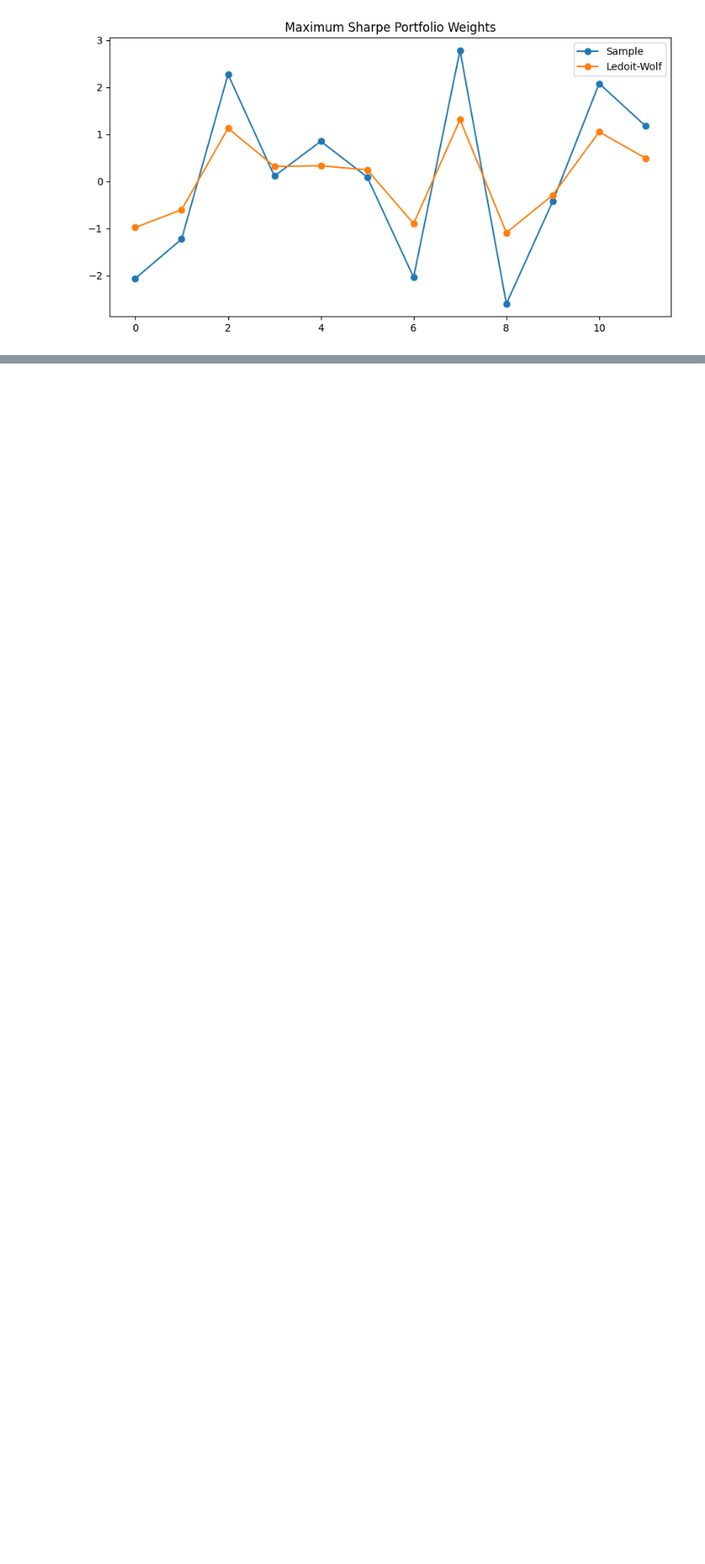
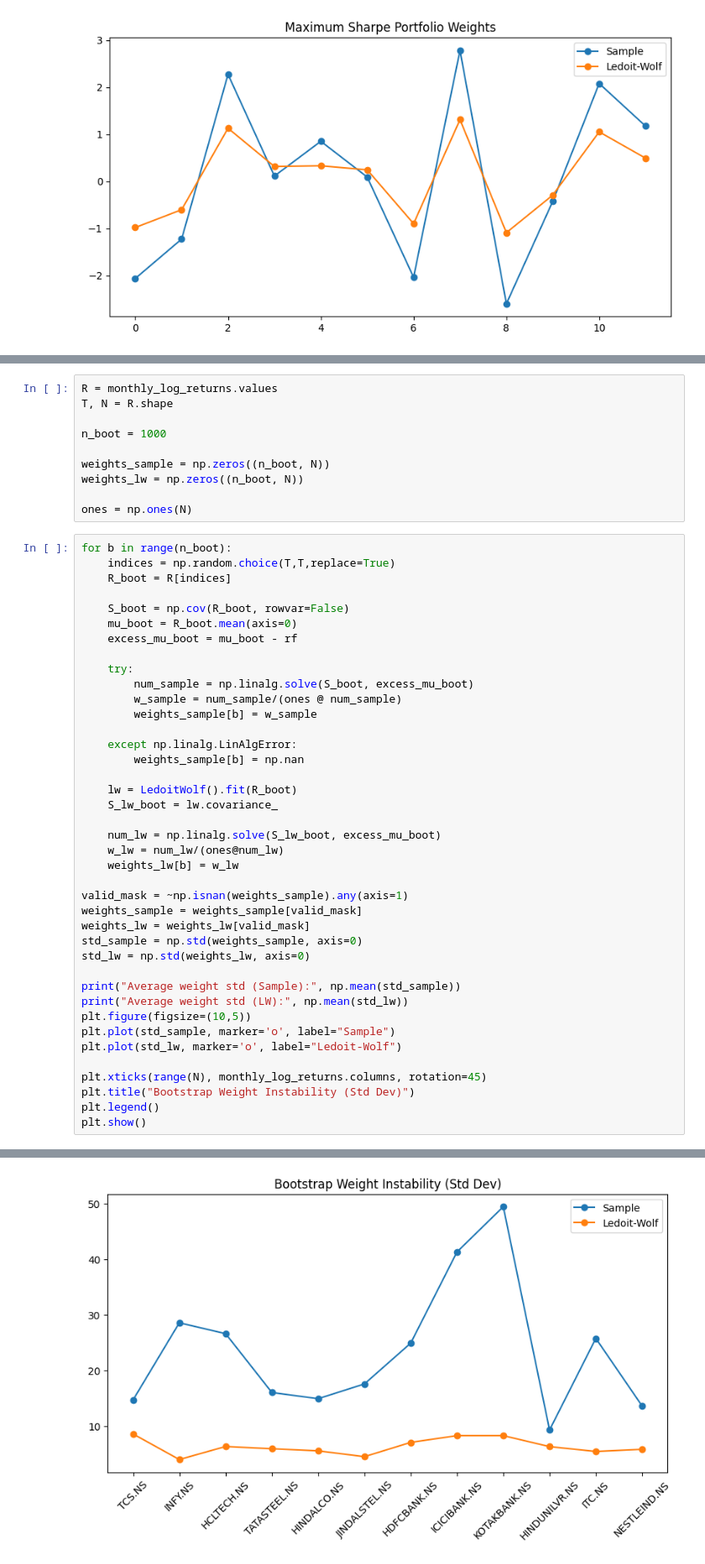
Before and after one commit to Siddhesh1kamble/DA6701-Assignments, a Jupyter notebook: Assignment_3/notebooks/part1.ipynb, the cells around one changed output, grey strips where cells are left out. Shown at 84% size. Cells and saved outputs as stored; diff of their text form; blank space fills up the shorter version.

Commit message:
Bootstrap in part 1

```diff
--- a/Assignment_3/notebooks/part1.ipynb
+++ b/Assignment_3/notebooks/part1.ipynb
@@ -84,0 +87,51 @@ plt.show()
+# %%
+R = monthly_log_returns.values
+T, N = R.shape
+
+n_boot = 1000
+
+weights_sample = np.zeros((n_boot, N))
+weights_lw = np.zeros((n_boot, N))
+
+ones = np.ones(N)
+# %%
+for b in range(n_boot):
+    indices = np.random.choice(T,T,replace=True)
+    R_boot = R[indices]
+
+    S_boot = np.cov(R_boot, rowvar=False)
+    mu_boot = R_boot.mean(axis=0)
+    excess_mu_boot = mu_boot - rf
+
+    try:
+        num_sample = np.linalg.solve(S_boot, excess_mu_boot)
+        w_sample = num_sample/(ones @ num_sample)
+        weights_sample[b] = w_sample
+
+    except np.linalg.LinAlgError:
+        weights_sample[b] = np.nan
+
+    lw = LedoitWolf().fit(R_boot)
+    S_lw_boot = lw.covariance_
+
+    num_lw = np.linalg.solve(S_lw_boot, excess_mu_boot)
+    w_lw = num_lw/(ones@num_lw)
+    weights_lw[b] = w_lw
+
+valid_mask = ~np.isnan(weights_sample).any(axis=1)
+weights_sample = weights_sample[valid_mask]
+weights_lw = weights_lw[valid_mask]
+std_sample = np.std(weights_sample, axis=0)
+std_lw = np.std(weights_lw, axis=0)
+
+print("Average weight std (Sample):", np.mean(std_sample))
+print("Average weight std (LW):", np.mean(std_lw))
+plt.figure(figsize=(10,5))
+plt.plot(std_sample, marker='o', label="Sample")
+plt.plot(std_lw, marker='o', label="Ledoit-Wolf")
+
+plt.xticks(range(N), monthly_log_returns.columns, rotation=45)
+plt.title("Bootstrap Weight Instability (Std Dev)")
+plt.legend()
+plt.show()
+# %% [output]
@@ -84,0 +140 @@ plt.show()
+[figure, added]
```
Also changed, not shown: parts of 2 cells of this notebook.
